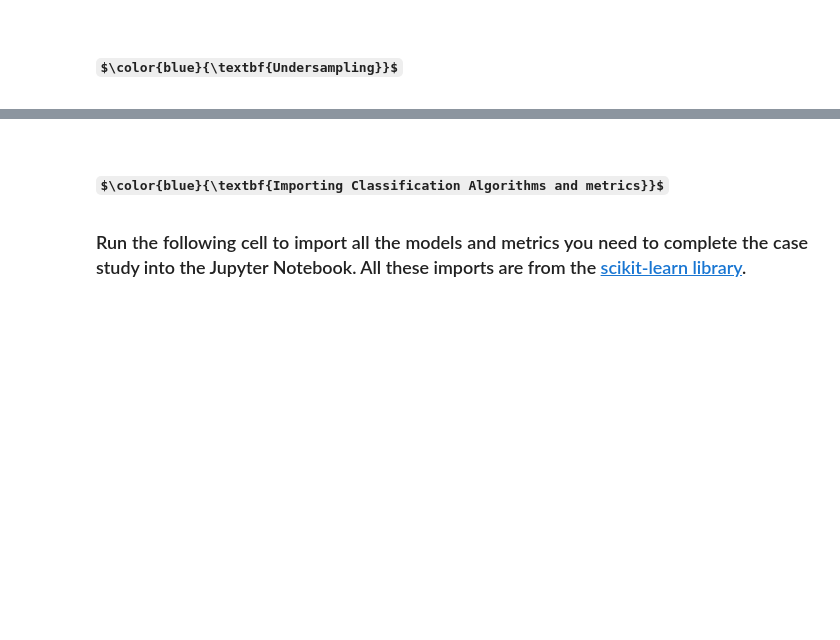
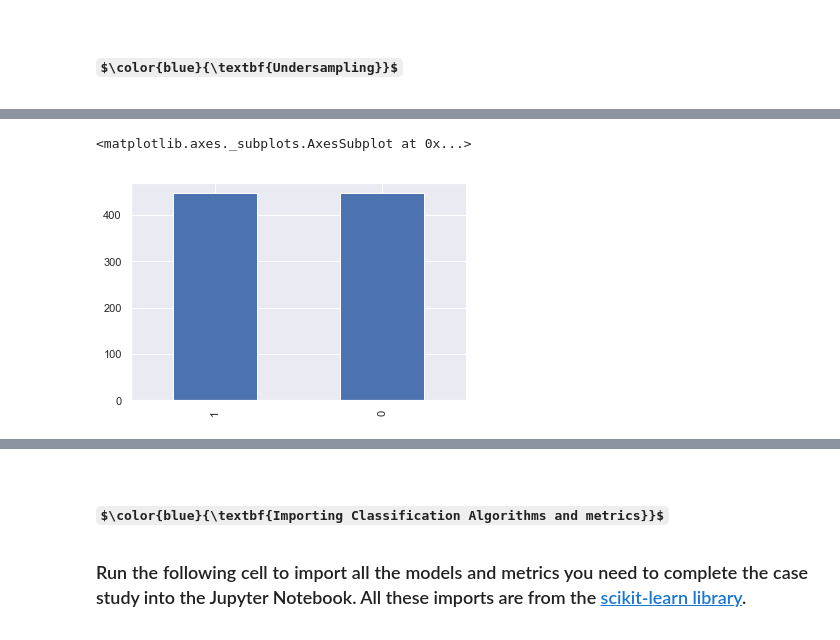
Before and after one commit to semana-i-2019/Materiales, a Jupyter notebook: Fighting Fraud/Fighting Fraud (Advanced).ipynb, the cells around one changed output, grey strips where cells are left out. Cells and saved outputs as stored; diff of their text form; code cells hidden in the pictures; some formulas as TeX source; blank space fills up the shorter version.

```diff
--- a/Fighting Fraud/Fighting Fraud (Advanced).ipynb
+++ b/Fighting Fraud/Fighting Fraud (Advanced).ipynb
@@ -581,0 +575,3 @@ Size of test: 28696 10.075595052087905
+# %%
+no_of_frauds = train[train['Class']==1]['Class'].count()
+no_of_frauds
@@ -581,0 +580,5 @@ Size of test: 28696 10.075595052087905
+# %%
+non_fraud = train[train['Class']==0].copy()
+fraud = train[train['Class']==1].copy()
+selected = non_fraud.sample(no_of_frauds, random_state=42)
+selected
@@ -581,0 +604,5 @@ Size of test: 28696 10.075595052087905
+# %%
+selected.reset_index(inplace=True, drop=True)
+fraud.reset_index(inplace=True, drop=True)
+subsample = pd.concat([selected, fraud])
+subsample
@@ -582,3 +628,5 @@ Size of test: 28696 10.075595052087905
+# %%
+subsample = subsample.sample(subsample.shape[0]).reset_index(drop=True)
 # %% [markdown]
 <img src="Images/broke.jpg" width="100" align="Left"/>
 <h1>$\,\,\,\color{blue}{\textbf{Plot Fraudulent vs Non-Fraudulent Transactions}}$</h1>
@@ -589,3 +635,9 @@ Size of test: 28696 10.075595052087905
+# %%
+new_counts = subsample['Class'].value_counts()
+new_counts.plot.bar()
+# %% [output]
+<matplotlib.axes._subplots.AxesSubplot at 0x...>
+[figure, added]
 # %% [markdown]
 <img src="Images/broke.jpg" width="100" align="Left"/>
 <h1>$\,\,\,\color{blue}{\textbf{Correlations between Class and the anonymised variables}}$</h1>
```
Also changed, not shown: parts of 35 cells of this notebook.
